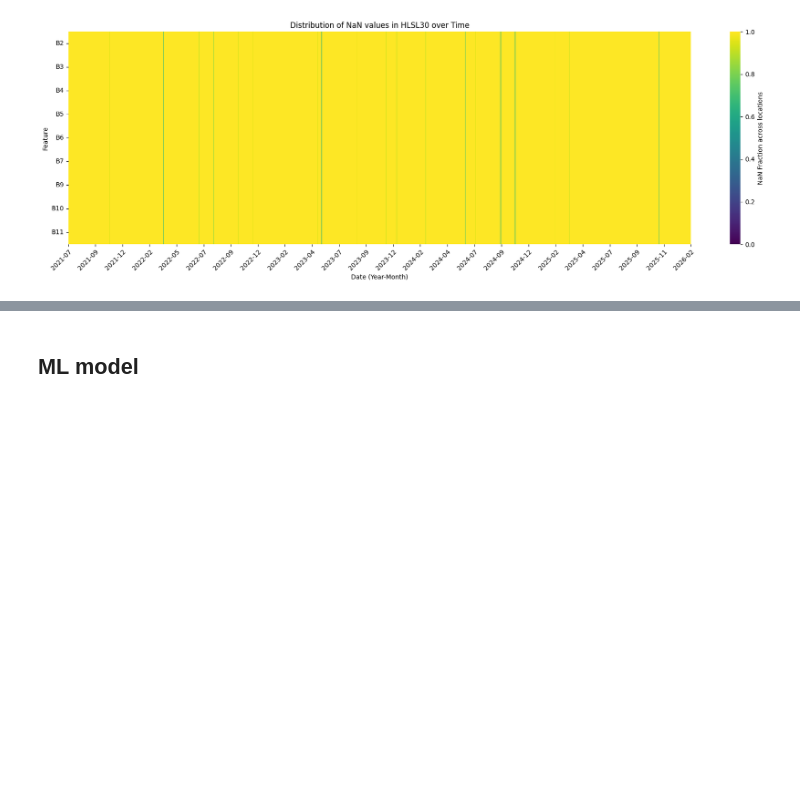
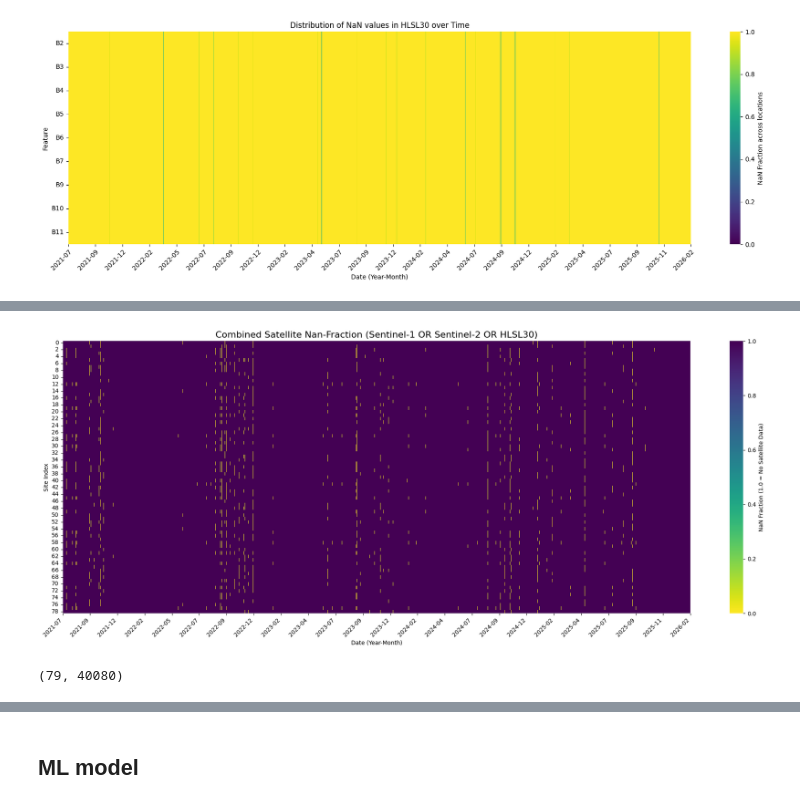
Before and after one commit to ilmcconnell/HRSM, a Jupyter notebook: HRSM_MAPPING_ML_pipeline_multiplePoints.ipynb, the cells around one changed output, grey strips where cells are left out. Cells and saved outputs as stored; diff of their text form; code cells hidden in the pictures; blank space fills up the shorter version.

```diff
--- a/HRSM_MAPPING_ML_pipeline_multiplePoints.ipynb
+++ b/HRSM_MAPPING_ML_pipeline_multiplePoints.ipynb
@@ -1526,0 +1607,48 @@ for arr, feature_names, title in zip(
+# %%
+# @title Plot combined remote sensing data Nan-Fraction for all satellites
+import matplotlib.pyplot as plt
+import seaborn as sns
+import numpy as np
+
+# 1. Calculate 'Any Satellite' Data Presence
+# We check if a value exists (~np.isnan) in ANY of the three sources for each (site, time)
+# We use .any(axis=0) to collapse the 'feature' dimension first
+s1_present = (~np.isnan(sentinel1_arr)).any(axis=0)
+s2_present = (~np.isnan(Sentinel2_arr)).any(axis=0)
+hls_present = (~np.isnan(HLSL30_arr)).any(axis=0)
+
+# Combine: True if any source has data at that (time, site)
+any_sat_present = s1_present | s2_present | hls_present
+
+# Convert to NaN Fraction (True -> 0 for 'no nan', False -> 1 for 'nan')
+# But usually for 'Presence' maps, 1 = data, 0 = no data is more intuitive.
+# The prompt asks for Nan-Fraction, so we'll invert it: 1 if all are NaN, 0 if any have data.
+any_sat_nan_fraction = (~any_sat_present).astype(float).T
+
+# 2. Plotting
+plt.figure(figsize=(20, 8))
+
+# Reuse existing tick logic
+num_ticks = 24
+tick_indices = np.linspace(0, len(datetime_list) - 1, num_ticks, dtype=int)
+tick_labels = [datetime_list[i].strftime('%Y-%m') for i in tick_indices]
+
+sns.heatmap(
+    any_sat_nan_fraction,
+    cmap='viridis_r', # Reversing viridis so purple = Presence (0 NaN), Yellow = Absence (1 NaN)
+    vmin=0, vmax=1,
+    cbar_kws={'label': 'NaN Fraction (1.0 = No Satellite Data)'}
+)
+
+plt.xticks(ticks=tick_indices, labels=tick_labels, rotation=45, ha='right')
+plt.title('Combined Satellite Nan-Fraction (Sentinel-1 OR Sentinel-2 OR HLSL30)', fontsize=16)
+plt.xlabel('Date (Year-Month)')
+plt.ylabel('Site Index')
+plt.tight_layout()
+plt.show()
+# %% [output]
+[figure, added]
+# %%
+any_sat_nan_fraction.shape
+# %% [output]
+(79, 40080)
```
Also changed, not shown: parts of 11 cells of this notebook.
